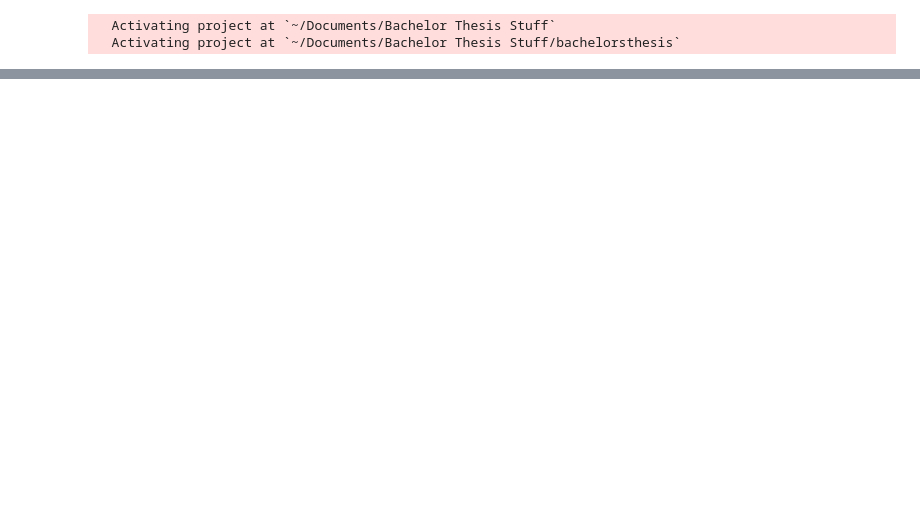
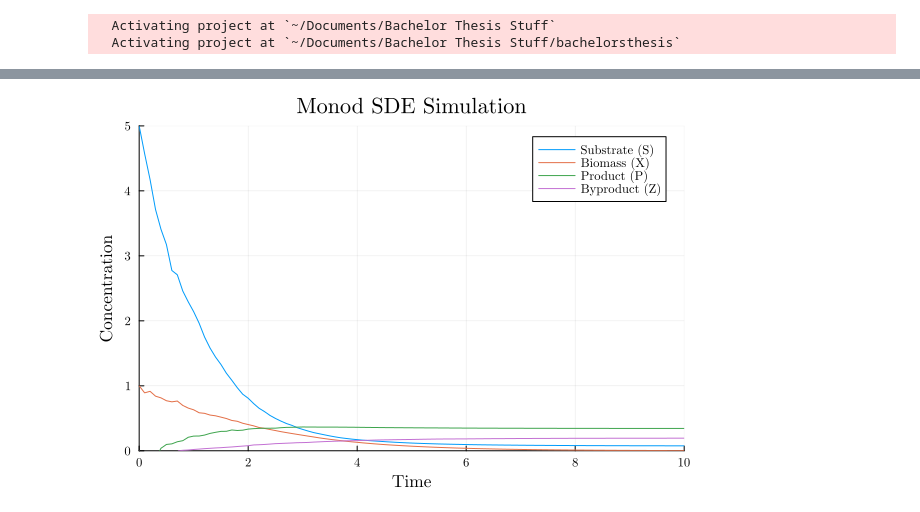
Before and after one commit to rafifsr/bachelorsthesis, a Jupyter notebook: LSMC.ipynb, the cells around one changed output, grey strips where cells are left out. Drawn from its saved outputs; the diff is of its cells as text; code cells hidden in the pictures; blank space fills up the shorter version.

```diff
--- a/LSMC.ipynb
+++ b/LSMC.ipynb
@@ -21,0 +28,36 @@ plot(paths, title="GBM paths", xlabel="Time", ylabel="S", legend=false, fontfami
+# %%
+# Setting up the model parameters
+# The parameters are defined in a dictionary for easy access and modification
+params  = Dict(
+    "μ_max" => 0.33,
+    "K_s" => 1.7,
+    "Y_sx" => 0.08,
+    "q_max" => 0.5,
+    "K_sp" => 0.5,
+    "Y_sp" => 0.5,
+    "k_d" => 0.45,
+    "k_z" => 0.5,
+    "σ1" => 0.05,
+    "σ2" => 0.05,
+    "σ3" => 0.05
+)
+
+# Initial conditions for the state variables
+# The initial conditions are defined in a dictionary for easy access and modification
+init = Dict(
+    "S0" => 5.0,
+    "X0" => 1.0,
+    "P0" => 0,
+    "Z0" => 0
+)
+
+# Time parameters
+tspan = (0.0, 10.0)  # Time span for the simulation
+
+sol = simulate(params, tspan, init)
+
+# Plotting the results
+plot(sol, title="Monod SDE Simulation", label=["Substrate (S)" "Biomass (X)" "Product (P)" "Byproduct (Z)"], xlabel="Time", ylabel="Concentration")
+plot!(legend=:topright, fontfamily="Computer Modern", lw=2, markersize=4, grid=true, ylims=(0, init["S0"]), xlims=(0, 10),)
+# %% [output]
+[figure, added]
```
Also changed, not shown: parts of 3 cells of this notebook, 2 other files.
